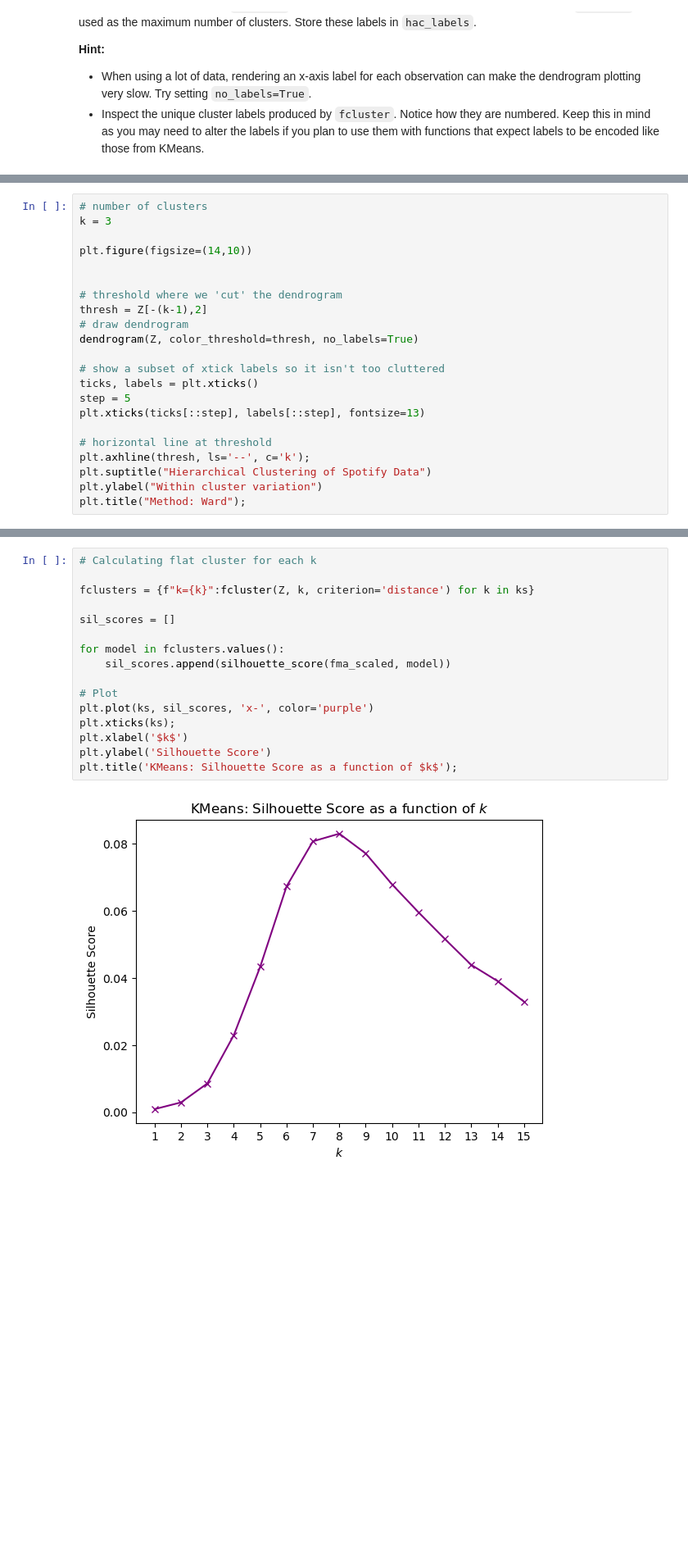
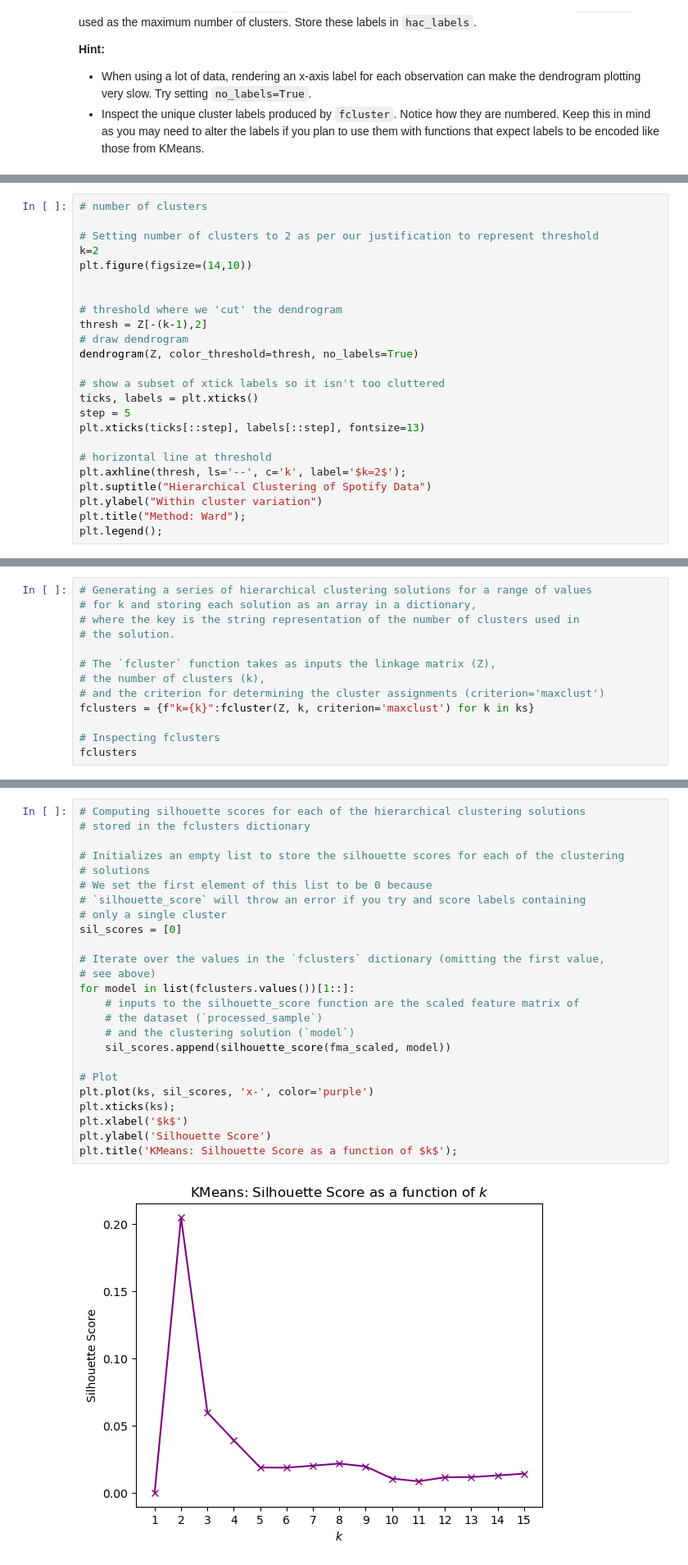
Before and after one commit to jamesliounis/Harvard-Deep-Learning, a Jupyter notebook: cs109b_hw1/cs109b_hw1.ipynb, the cells around one changed output, grey strips where cells are left out. Shown at 82% size. Cells and saved outputs as stored; diff of their text form; blank space fills up the shorter version.

```diff
--- a/cs109b_hw1/cs109b_hw1.ipynb
+++ b/cs109b_hw1/cs109b_hw1.ipynb
@@ -553,7 +562,8 @@ Z = ward(y)
 # %%
 # number of clusters
-k = 3
 
+# Setting number of clusters to 2 as per our justification to represent threshold
+k=2
 plt.figure(figsize=(14,10))
 
 
@@ -568,8 +578,9 @@ step = 5
 plt.xticks(ticks[::step], labels[::step], fontsize=13)
 
 # horizontal line at threshold
-plt.axhline(thresh, ls='--', c='k');
+plt.axhline(thresh, ls='--', c='k', label='$k=2$');
 plt.suptitle("Hierarchical Clustering of Spotify Data")
 plt.ylabel("Within cluster variation")
 plt.title("Method: Ward");
+plt.legend();
 # %% [output]
@@ -576,0 +588,13 @@ plt.title("Method: Ward");
+# %%
+# Generating a series of hierarchical clustering solutions for a range of values
+# for k and storing each solution as an array in a dictionary,
+# where the key is the string representation of the number of clusters used in
+# the solution.
+
+# The `fcluster` function takes as inputs the linkage matrix (Z),
+# the number of clusters (k),
+# and the criterion for determining the cluster assignments (criterion='maxclust')
+fclusters = {f"k={k}":fcluster(Z, k, criterion='maxclust') for k in ks}
+
+# Inspecting fclusters
+fclusters
@@ -577,19 +617,28 @@ plt.title("Method: Ward");
 # %%
-# Calculating flat cluster for each k
+# Computing silhouette scores for each of the hierarchical clustering solutions
+# stored in the fclusters dictionary
 
-fclusters = {f"k={k}":fcluster(Z, k, criterion='distance') for k in ks}
+# Initializes an empty list to store the silhouette scores for each of the clustering
+# solutions
+# We set the first element of this list to be 0 because
+# `silhouette_score` will throw an error if you try and score labels containing
+# only a single cluster
+sil_scores = [0]
 
-sil_scores = []
-
-for model in fclusters.values():
+# Iterate over the values in the `fclusters` dictionary (omitting the first value,
+# see above)
+for model in list(fclusters.values())[1::]:
+    # inputs to the silhouette_score function are the scaled feature matrix of
+    # the dataset (`processed_sample`)
+    # and the clustering solution (`model`)
     sil_scores.append(silhouette_score(fma_scaled, model))
 
 # Plot
 plt.plot(ks, sil_scores, 'x-', color='purple')
 plt.xticks(ks);
 plt.xlabel('$k$')
 plt.ylabel('Silhouette Score')
 plt.title('KMeans: Silhouette Score as a function of $k$');
 # %% [output]
-[figure, old version]
+[figure, new version]
 # %%
```
Also changed, not shown: parts of 36 cells of this notebook.
